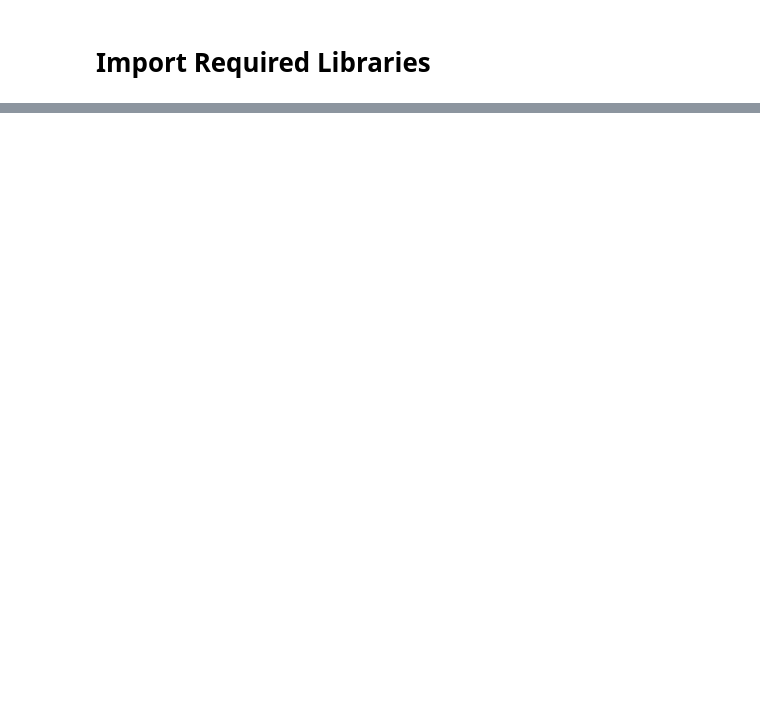
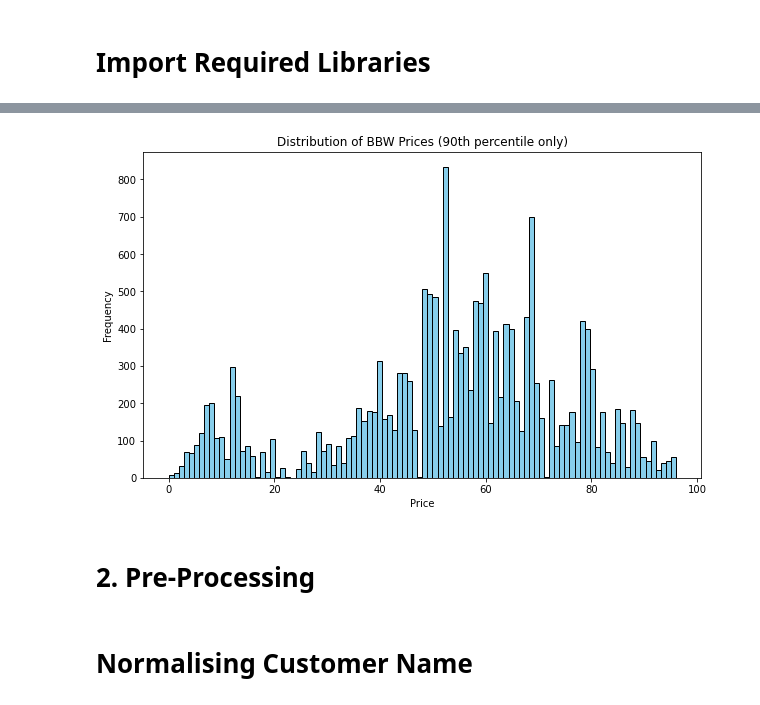
Before and after one commit to kevanoktavio/CloudWine_DemandPrediction, a Jupyter notebook: development/notebooks/midterm_checkpoint.ipynb, the cells around one changed output, grey strips where cells are left out. Cells and saved outputs as stored; diff of their text form; code cells hidden in the pictures; blank space fills up the shorter version.

```diff
--- a/development/notebooks/midterm_checkpoint.ipynb
+++ b/development/notebooks/midterm_checkpoint.ipynb
@@ -35,0 +263,13 @@ from sklearn.metrics import mean_absolute_percentage_error, mean_squared_error
+# %%
+ninety_percentile = np.percentile(raw_dropna2['Lineitem price'], 90)
+
+plt.figure(figsize=(10, 6))
+plt.hist(raw_dropna2['Lineitem price'], bins=100, range=(min_price, ninety_percentile), color='skyblue', edgecolor='black')
+plt.title('Distribution of BBW Prices (90th percentile only)')
+plt.xlabel('Price')
+plt.ylabel('Frequency')
+plt.show()
+# %% [output]
+[figure, added]
+# %% [markdown]
+# 2. Pre-Processing
@@ -35,0 +278,2 @@ from sklearn.metrics import mean_absolute_percentage_error, mean_squared_error
+# %% [markdown]
+# Normalising Customer Name
```
Also changed, not shown: parts of 53 cells of this notebook, 3 other files.
